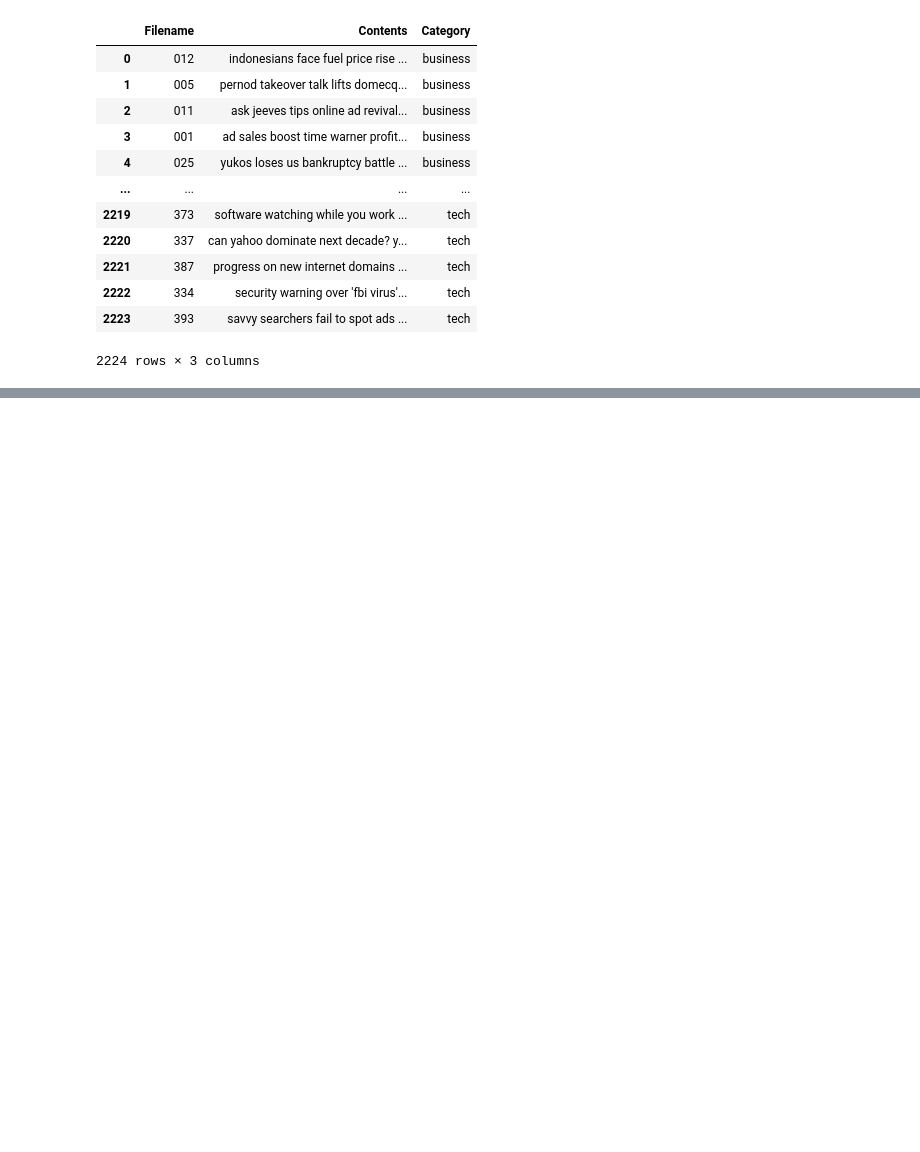
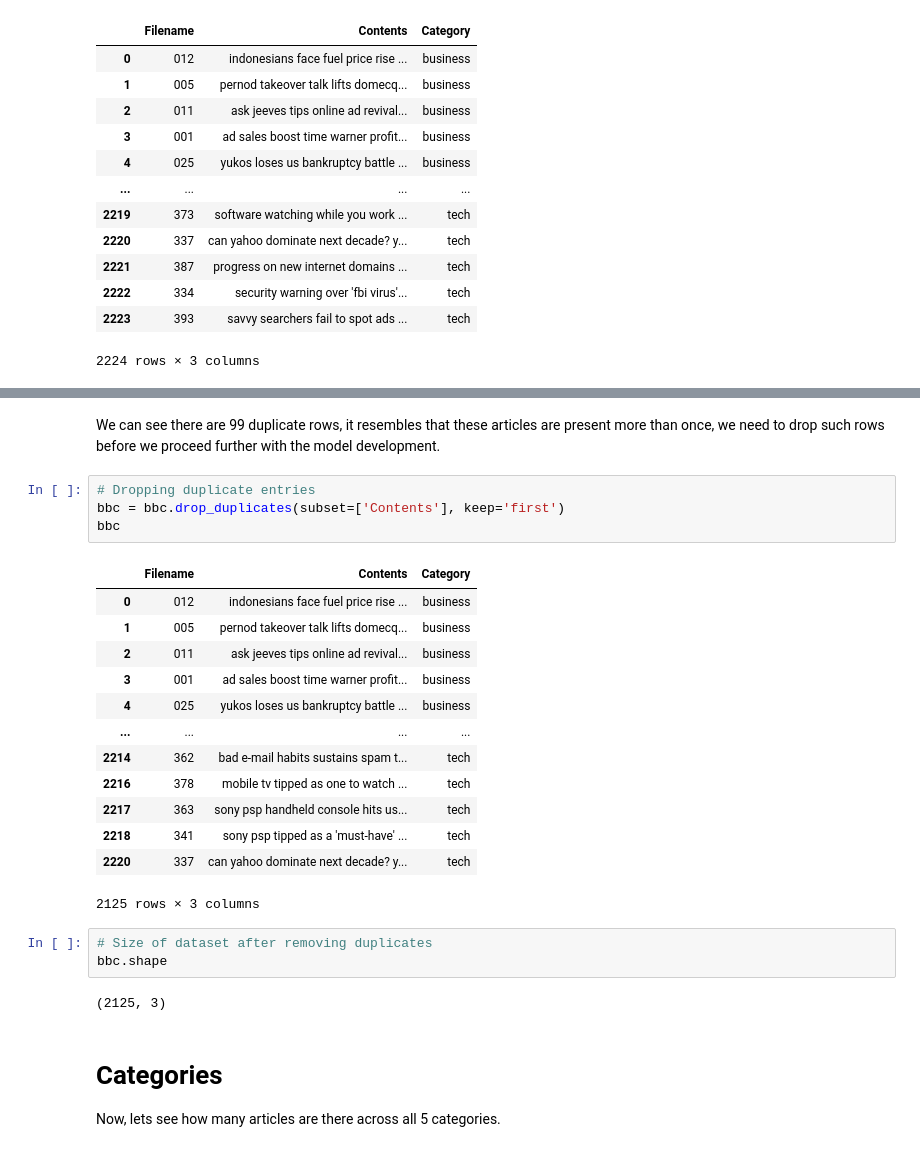
Before and after one commit to kunikagupta27/Topic-Modelling-on-News-Article, a Jupyter notebook: Topic_Modelling_on_News_Article.ipynb, the cells around one changed output, grey strips where cells are left out. Saved outputs shown, nothing was run; the diff lists cells and outputs as text; blank space fills up the shorter version.

```diff
--- a/Topic_Modelling_on_News_Article.ipynb
+++ b/Topic_Modelling_on_News_Article.ipynb
@@ -158,0 +193,29 @@ bbc
+# %% [markdown]
+We can see there are 99 duplicate rows, it resembles that these articles are present more than once, we need to drop such rows before we proceed further with the model development.
+# %%
+# Dropping duplicate entries
+bbc = bbc.drop_duplicates(subset=['Contents'], keep='first')
+bbc
+# %% [output]
+|  | Filename | Contents | Category |
+| 0 | 012 | indonesians face fuel price rise ... | business |
+| 1 | 005 | pernod takeover talk lifts domecq... | business |
+| 2 | 011 | ask jeeves tips online ad revival... | business |
+| 3 | 001 | ad sales boost time warner profit... | business |
+| 4 | 025 | yukos loses us bankruptcy battle ... | business |
+| ... | ... | ... | ... |
+| 2214 | 362 | bad e-mail habits sustains spam t... | tech |
+| 2216 | 378 | mobile tv tipped as one to watch ... | tech |
+| 2217 | 363 | sony psp handheld console hits us... | tech |
+| 2218 | 341 | sony psp tipped as a 'must-have' ... | tech |
+| 2220 | 337 | can yahoo dominate next decade? y... | tech |
+2125 rows × 3 columns
+# %%
+# Size of dataset after removing duplicates
+bbc.shape
+# %% [output]
+(2125, 3)
+# %% [markdown]
+# **Categories**
+
+Now, lets see how many articles are there across all 5 categories.
```
Also changed, not shown: parts of 22 cells of this notebook.
